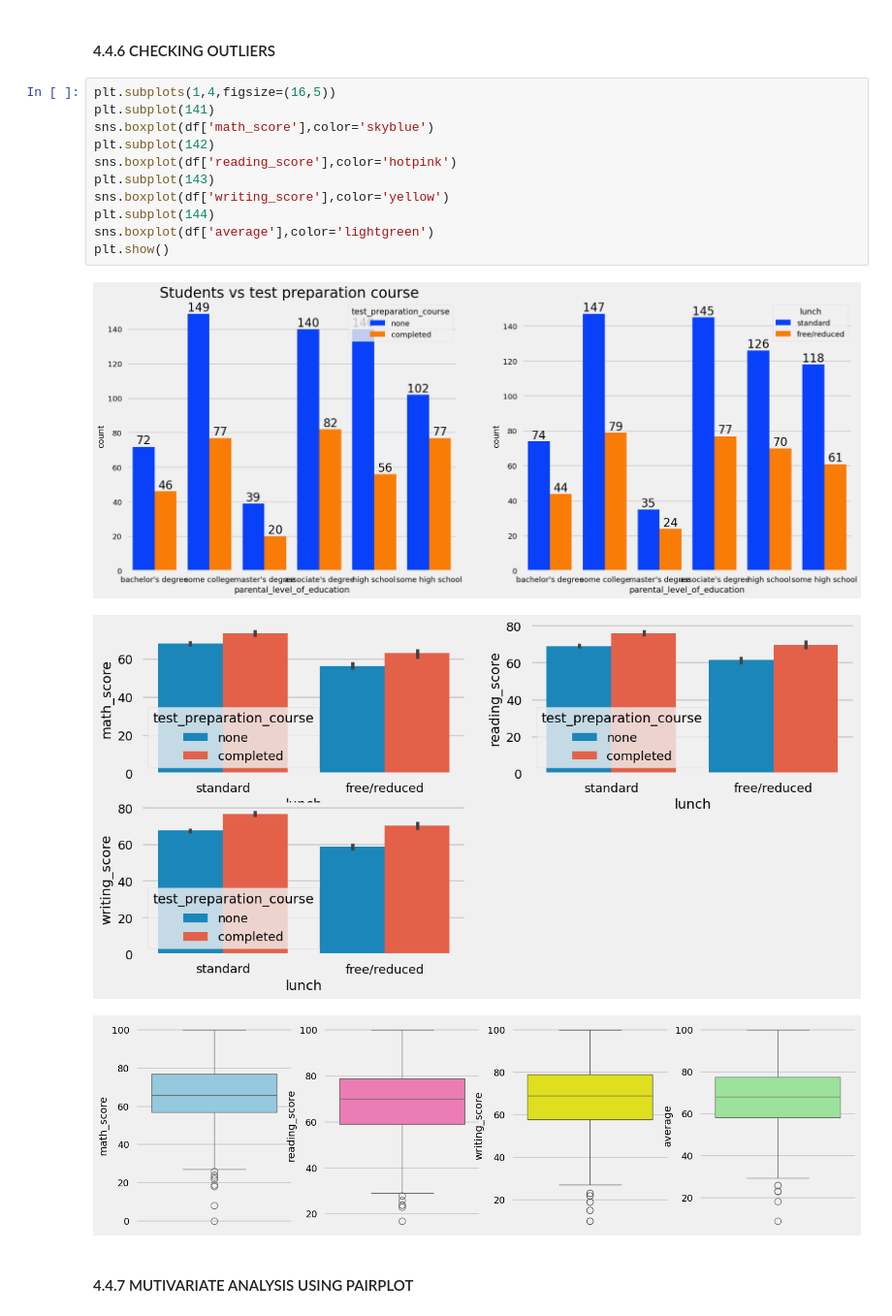
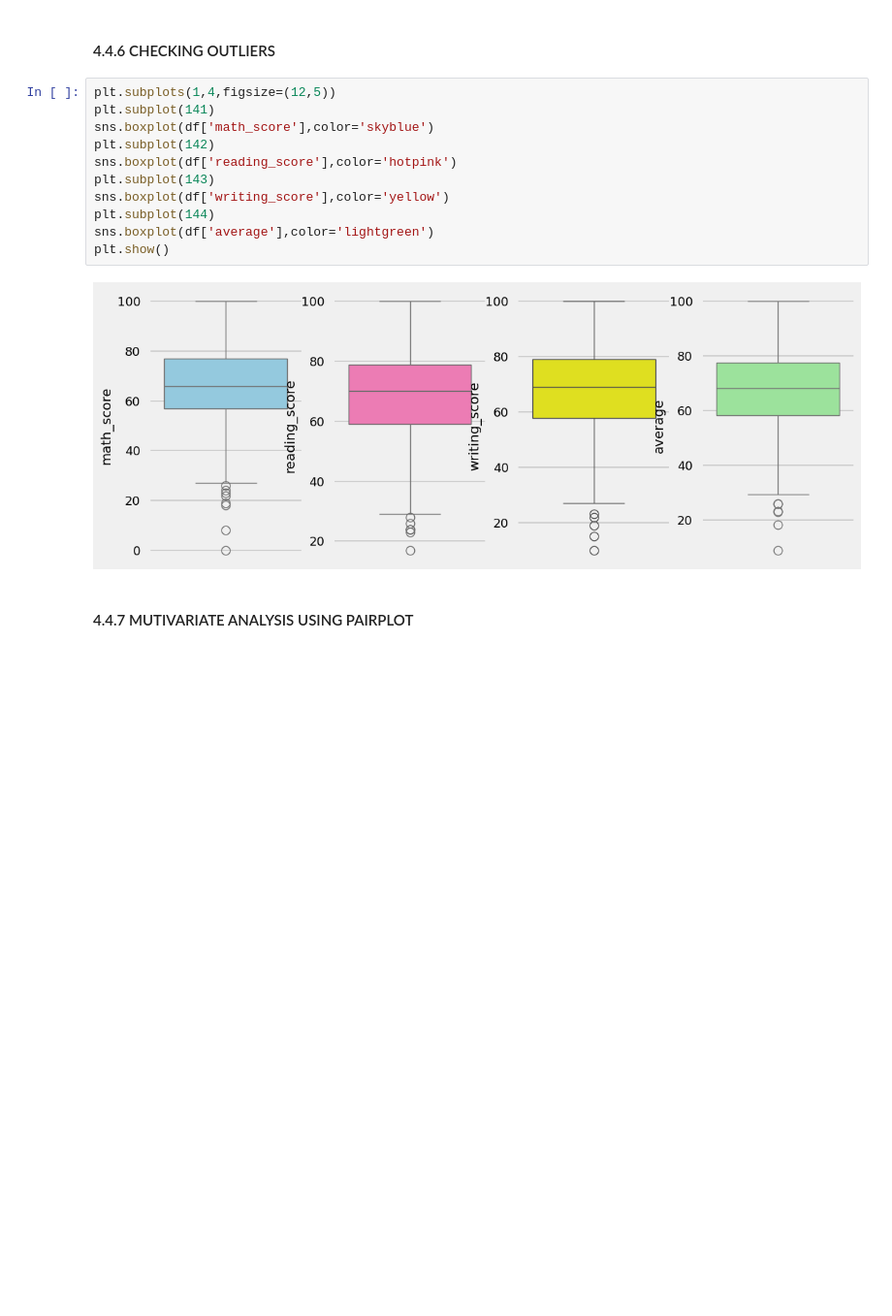
Before and after one commit to Naitik123910/mlproject, a Jupyter notebook: notebook/1 . EDA STUDENT PERFORMANCE .ipynb, the cells around one changed output. Shown at 97% size. Cells and saved outputs as stored; diff of their text form; blank space fills up the shorter version.

```diff
--- a/notebook/1 . EDA STUDENT PERFORMANCE .ipynb
+++ b/notebook/1 . EDA STUDENT PERFORMANCE .ipynb
@@ -658,20 +640,18 @@ sns.barplot (x=df['lunch'], y=df['writing_score'], hue=df['test_preparation_cour
 # %% [markdown]
 #### 4.4.6 CHECKING OUTLIERS
 # %%
-plt.subplots(1,4,figsize=(16,5))
+plt.subplots(1,4,figsize=(12,5))
 plt.subplot(141)
 sns.boxplot(df['math_score'],color='skyblue')
 plt.subplot(142)
 sns.boxplot(df['reading_score'],color='hotpink')
 plt.subplot(143)
 sns.boxplot(df['writing_score'],color='yellow')
 plt.subplot(144)
 sns.boxplot(df['average'],color='lightgreen')
 plt.show()
 # %% [output]
-[figure, old version]
+[figure, new version]
-[figure, removed]
-[figure, removed]
 # %% [markdown]
 #### 4.4.7 MUTIVARIATE ANALYSIS USING PAIRPLOT
 # %%
```
Also changed, not shown: parts of 18 cells of this notebook, 4 other files.
